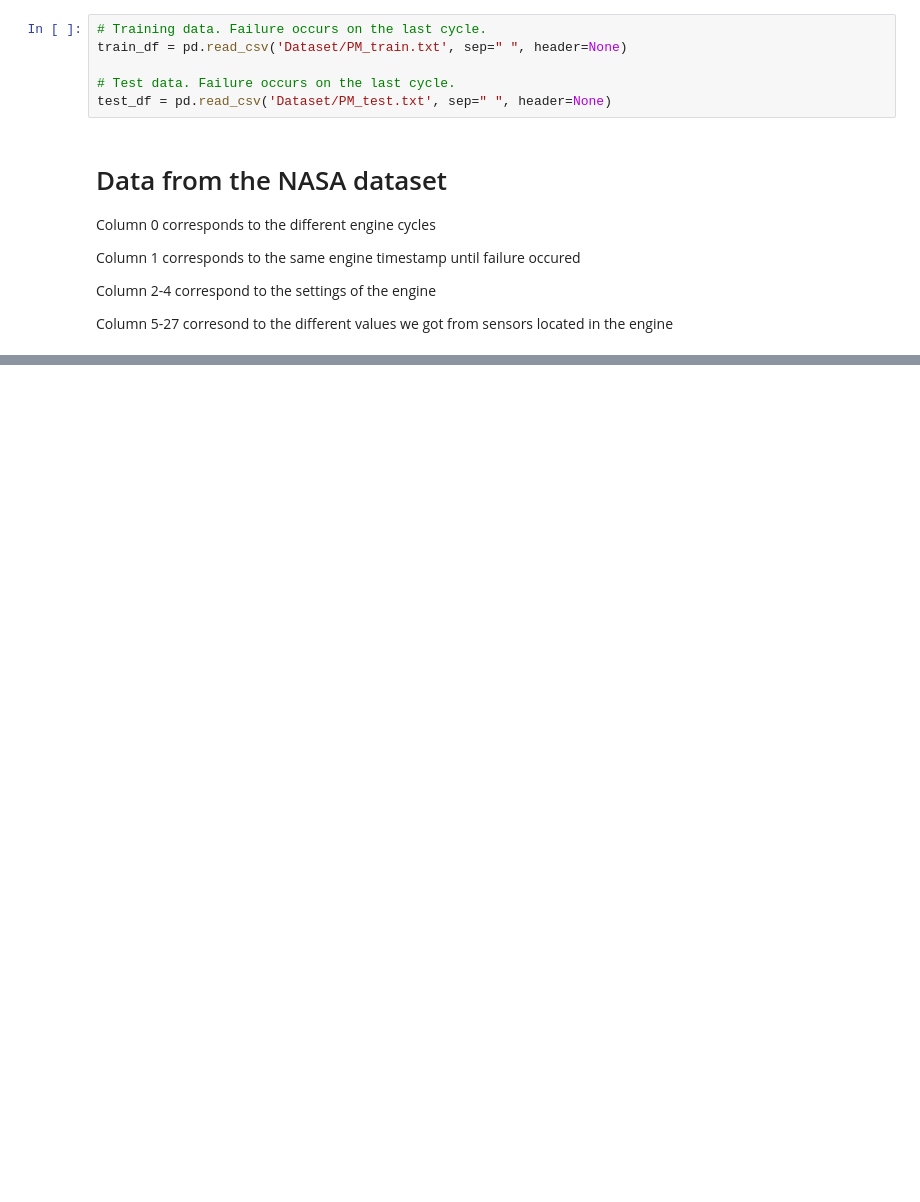
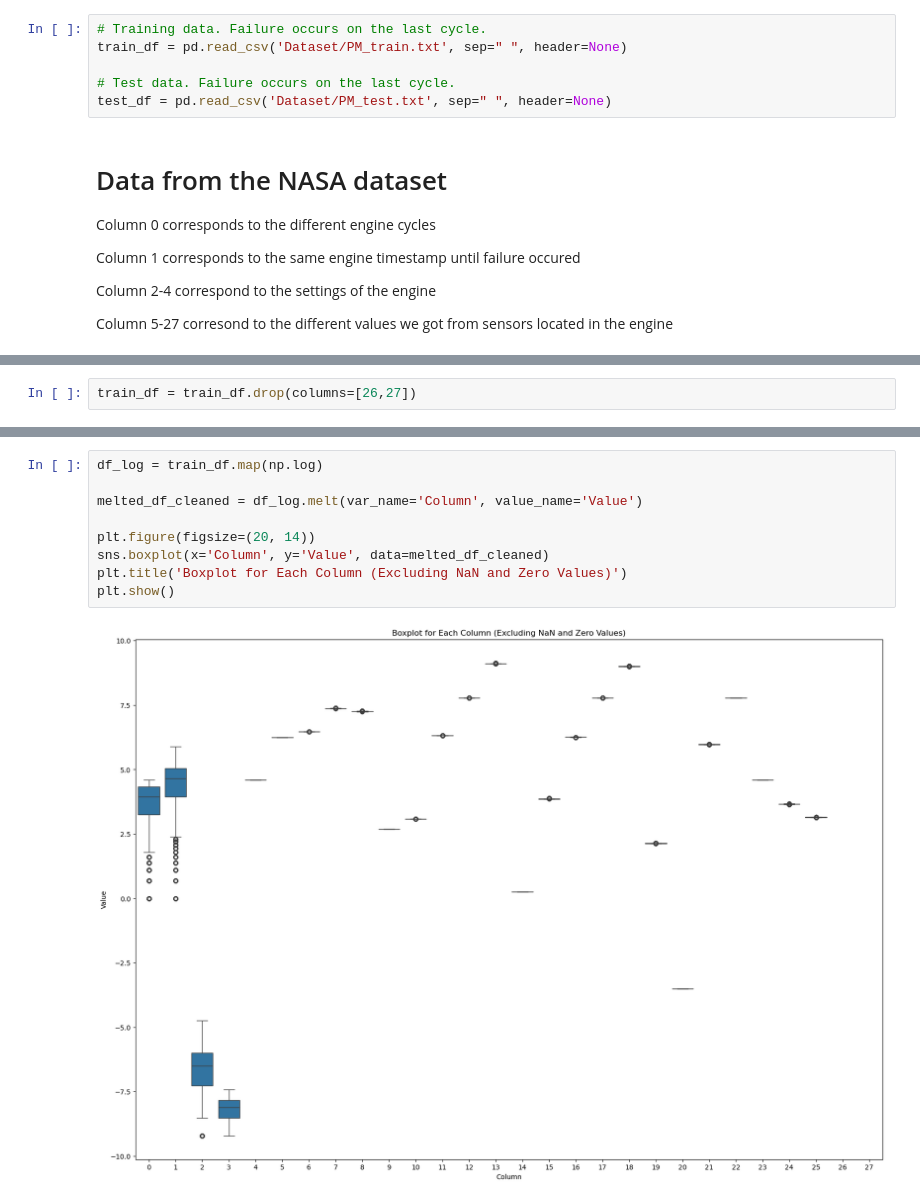
Before and after one commit to Vozikis/Aircraft-Sensors-Experiment, a Jupyter notebook: main_file.ipynb, the cells around one changed output, grey strips where cells are left out. Saved outputs shown, nothing was run; the diff lists cells and outputs as text; blank space fills up the shorter version.

Commit message:
EDA for the training dataframe + plot logbased

```diff
--- a/main_file.ipynb
+++ b/main_file.ipynb
@@ -28,0 +53,2 @@ train_df.head()
+# %%
+train_df = train_df.drop(columns=[26,27])
@@ -28,0 +85,11 @@ train_df.head()
+# %%
+df_log = train_df.map(np.log)
+
+melted_df_cleaned = df_log.melt(var_name='Column', value_name='Value')
+
+plt.figure(figsize=(20, 14))
+sns.boxplot(x='Column', y='Value', data=melted_df_cleaned)
+plt.title('Boxplot for Each Column (Excluding NaN and Zero Values)')
+plt.show()
+# %% [output]
+[figure, added]
```
Also changed, not shown: parts of 8 cells of this notebook.
